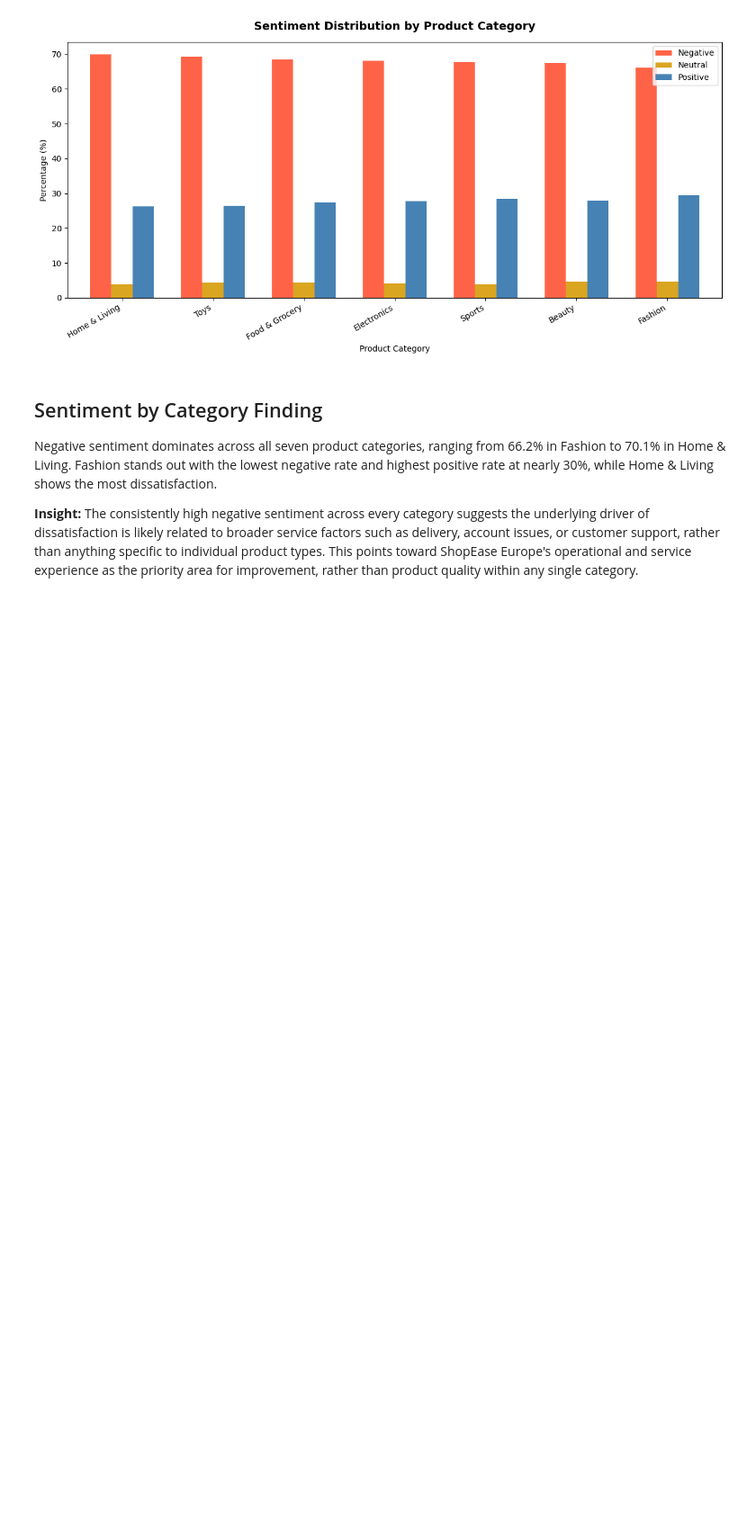
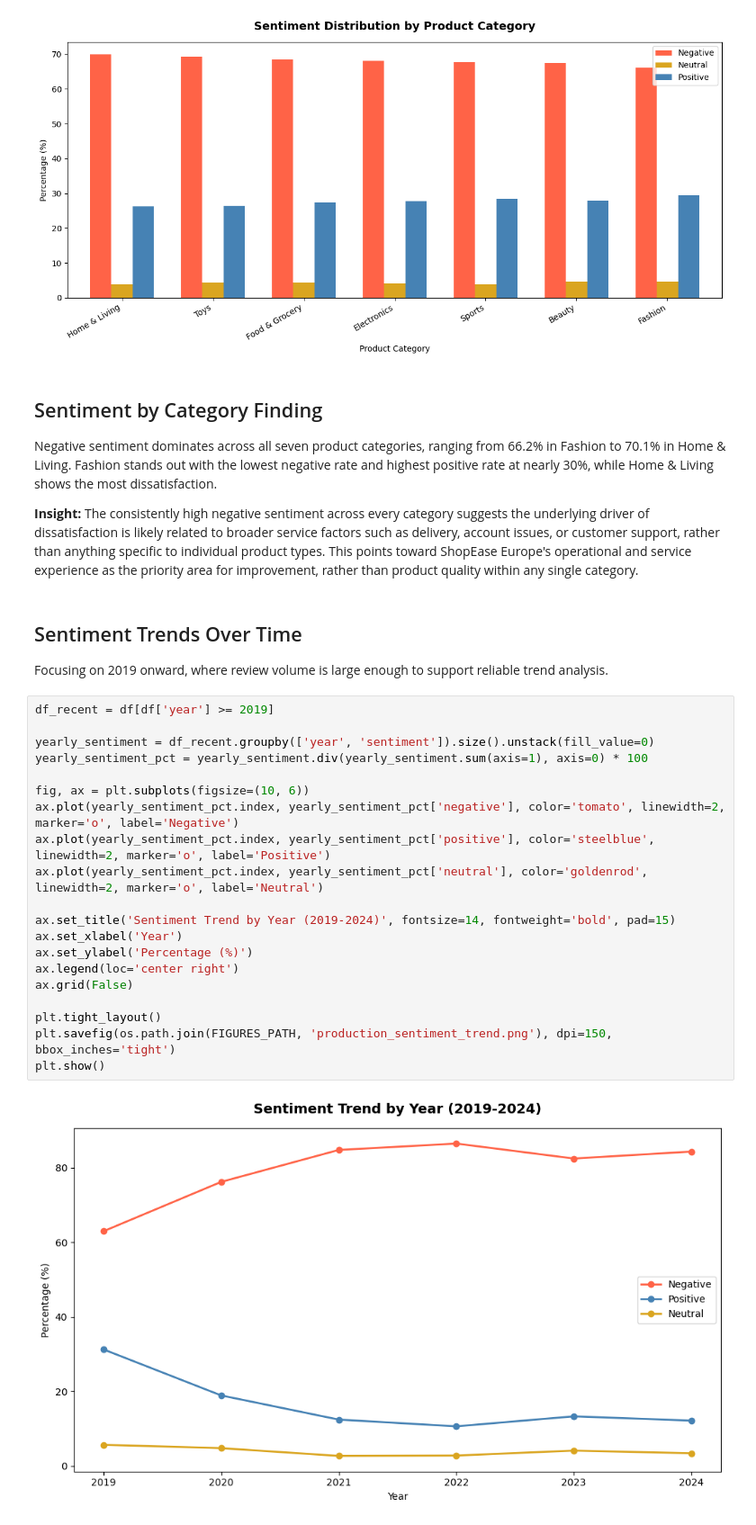
Before and after one commit to AishatOlisa/shopease-sentiment-analysis, a Jupyter notebook: notebooks/phase2_production_dataset/11_eda_sentiment_category.ipynb, the cells around one changed output. Shown at 90% size. Cells and saved outputs as stored; diff of their text form; blank space fills up the shorter version.

Commit message:
Add sentiment trend analysis - significant negative sentiment increase from 2019 to 2022 identified

```diff
--- a/notebooks/phase2_production_dataset/11_eda_sentiment_category.ipynb
+++ b/notebooks/phase2_production_dataset/11_eda_sentiment_category.ipynb
@@ -68,3 +68,29 @@ or customer support, rather than anything specific to individual
 product types. This points toward ShopEase Europe's operational and
 service experience as the priority area for improvement, rather than
 product quality within any single category.
+# %% [markdown]
+## Sentiment Trends Over Time
+Focusing on 2019 onward, where review volume is large enough to
+support reliable trend analysis.
+# %%
+df_recent = df[df['year'] >= 2019]
+
+yearly_sentiment = df_recent.groupby(['year', 'sentiment']).size().unstack(fill_value=0)
+yearly_sentiment_pct = yearly_sentiment.div(yearly_sentiment.sum(axis=1), axis=0) * 100
+
+fig, ax = plt.subplots(figsize=(10, 6))
+ax.plot(yearly_sentiment_pct.index, yearly_sentiment_pct['negative'], color='tomato', linewidth=2, marker='o', label='Negative')
+ax.plot(yearly_sentiment_pct.index, yearly_sentiment_pct['positive'], color='steelblue', linewidth=2, marker='o', label='Positive')
+ax.plot(yearly_sentiment_pct.index, yearly_sentiment_pct['neutral'], color='goldenrod', linewidth=2, marker='o', label='Neutral')
+
+ax.set_title('Sentiment Trend by Year (2019-2024)', fontsize=14, fontweight='bold', pad=15)
+ax.set_xlabel('Year')
+ax.set_ylabel('Percentage (%)')
+ax.legend(loc='center right')
+ax.grid(False)
+
+plt.tight_layout()
+plt.savefig(os.path.join(FIGURES_PATH, 'production_sentiment_trend.png'), dpi=150, bbox_inches='tight')
+plt.show()
+# %% [output]
+[figure, added]
```
Also changed, not shown: parts of 1 cell of this notebook, 1 other file.
